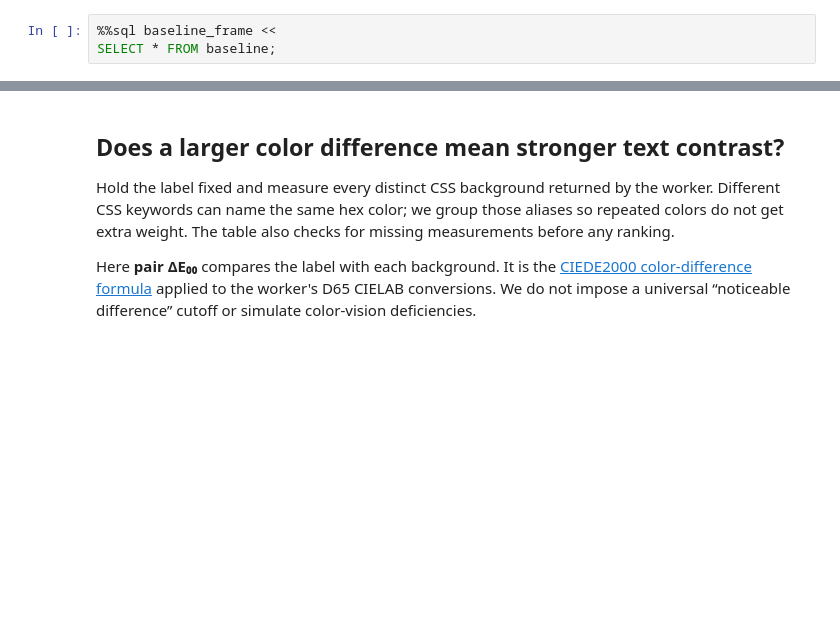
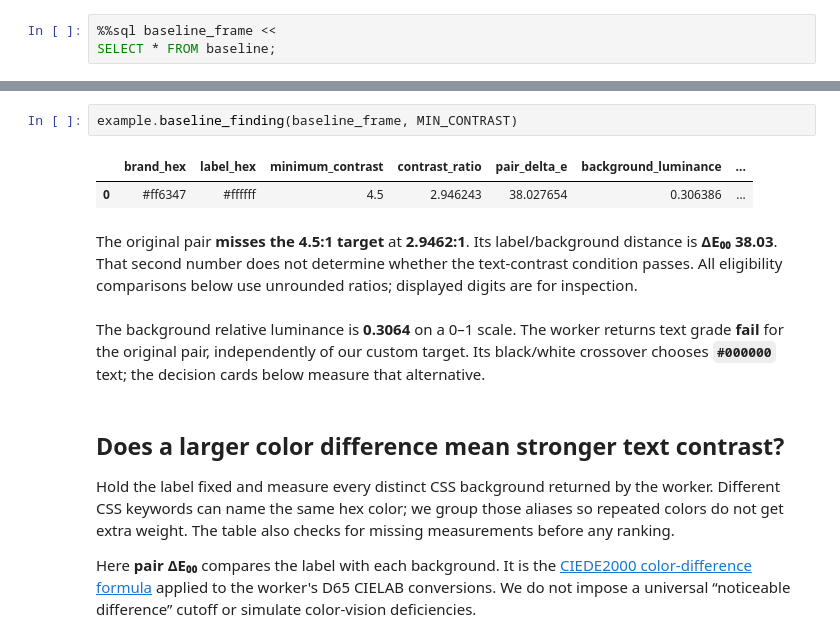
Before and after one commit to Query-farm/vgi-color, a Jupyter notebook: notebooks/01_keep_the_color_earn_the_contrast.ipynb, the cells around one changed output, grey strips where cells are left out. Saved outputs shown, nothing was run; the diff lists cells and outputs as text; blank space fills up the shorter version.

```diff
--- a/notebooks/01_keep_the_color_earn_the_contrast.ipynb
+++ b/notebooks/01_keep_the_color_earn_the_contrast.ipynb
@@ -142,3 +113,10 @@ The original pair **misses the 4.5:1 target** at **2.9462:1**. Its label/backgro
+# %%
+example.baseline_finding(baseline_frame, MIN_CONTRAST)
+# %% [output]
+|  | brand_hex | label_hex | minimum_contrast | contrast_ratio | pair_delta_e | background_luminance | ... |
+| 0 | #ff6347 | #ffffff | 4.5 | 2.946243 | 38.027654 | 0.306386 | ... |
+The original pair **misses the 4.5:1 target** at **2.9462:1**. Its label/background distance is **ΔE₀₀ 38.03**. That second number does not determine whether the text-contrast condition passes. All eligibility comparisons below use unrounded ratios; displayed digits are for inspection.
+The background relative luminance is **0.3064** on a 0–1 scale. The worker returns text grade **fail** for the original pair, independently of our custom target. Its black/white crossover chooses **`#000000`** text; the decision cards below measure that alternative.
 # %% [markdown]
 ## Does a larger color difference mean stronger text contrast?
 
```
Also changed, not shown: parts of 27 cells of this notebook, 11 other files.
